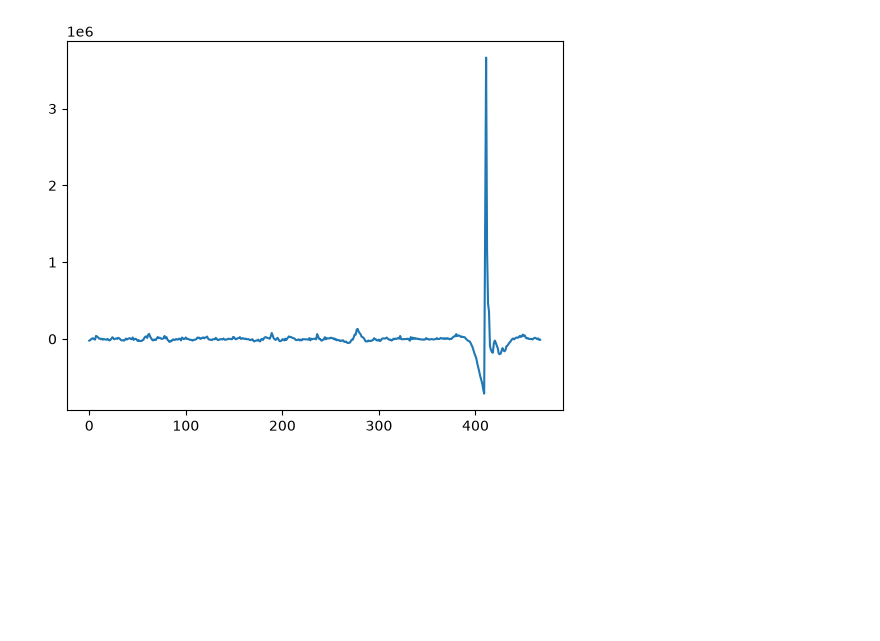
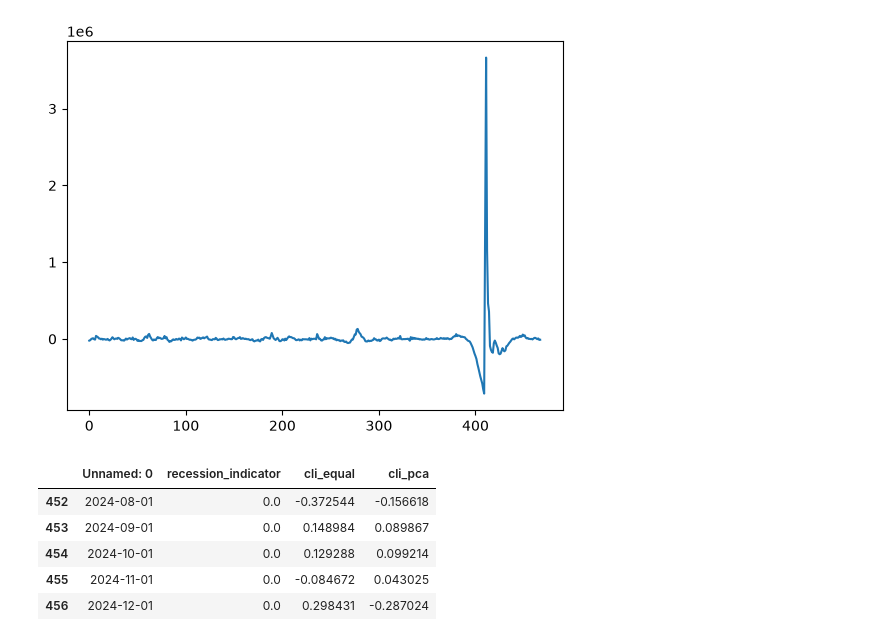
Before and after one commit to vihaan-bakshi-23/cli_recession_model, a Jupyter notebook: notebooks/phase1_2_tests.ipynb, the cells around one changed output. Saved outputs shown, nothing was run; the diff lists cells and outputs as text; code cells hidden in the pictures; blank space fills up the shorter version.

Commit message:
built composite cli scores

```diff
--- a/notebooks/phase1_2_tests.ipynb
+++ b/notebooks/phase1_2_tests.ipynb
@@ -41,3 +41,13 @@ plt.plot()
 # %% [output]
 []
 [figure]
+# %%
+cli_comp = pd.read_csv("C:\\Users\\vihaa\\Projects\\cli_recession_model\\data\\processed\\cli_composite.csv")
+cli_comp.tail()
+# %% [output]
+|  | Unnamed: 0 | recession_indicator | cli_equal | cli_pca |
+| 452 | 2024-08-01 | 0.0 | -0.372544 | -0.156618 |
+| 453 | 2024-09-01 | 0.0 | 0.148984 | 0.089867 |
+| 454 | 2024-10-01 | 0.0 | 0.129288 | 0.099214 |
+| 455 | 2024-11-01 | 0.0 | -0.084672 | 0.043025 |
+| 456 | 2024-12-01 | 0.0 | 0.298431 | -0.287024 |
```
Also changed, not shown: 2 other files.
